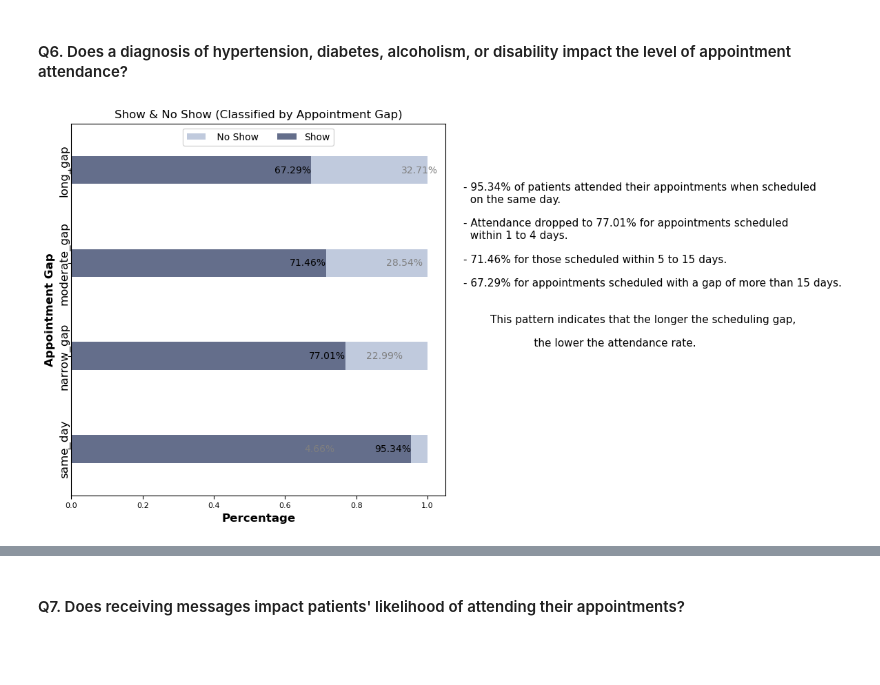
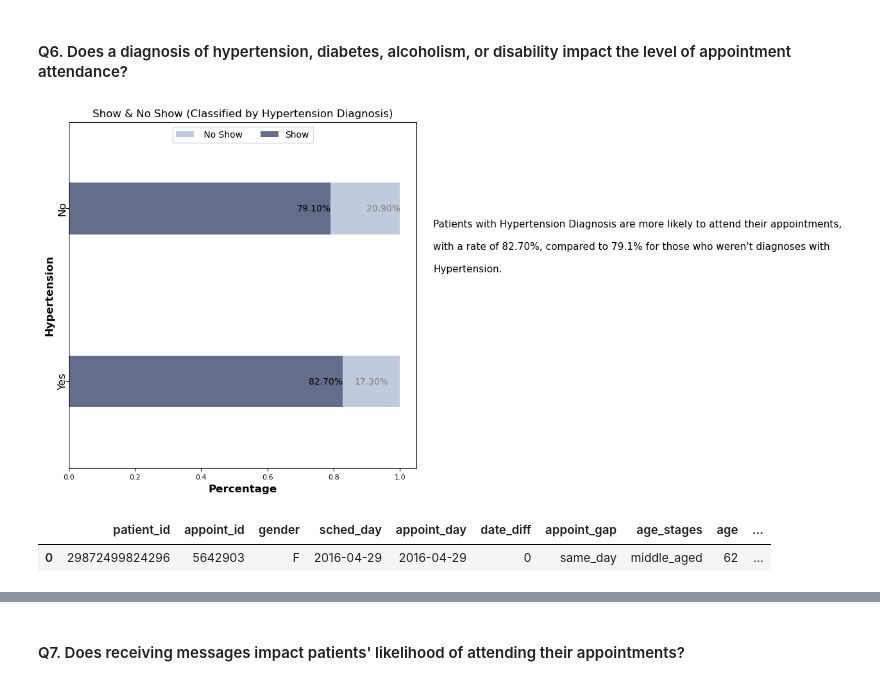
Before and after one commit to hend-a-ghafour/No-Show-Appointments, a Jupyter notebook: no_show_appointments.ipynb, the cells around one changed output, grey strips where cells are left out. Drawn from its saved outputs; the diff is of its cells as text; code cells hidden in the pictures; blank space fills up the shorter version.

Commit message:
Hypertension, diabetic, & Alcoholism

```diff
--- a/no_show_appointments.ipynb
+++ b/no_show_appointments.ipynb
@@ -1440,40 +1435,41 @@ plt.show();
 # %% [markdown]
 #### Q6. Does a diagnosis of hypertension, diabetes, alcoholism, or disability impact the level of appointment attendance?
 # %%
-appoint_count_a=df.groupby('appoint_gap').appoint_id.count().reset_index().rename(columns={'appoint_id':'num_appointments'})
-appoint_count_a['pct']=appoint_count_a.num_appointments/appoint_count_a.num_appointments
+# 1 - Hypertension (HTN):
+appoint_count_h=df.groupby('htn').appoint_id.count().reset_index().rename(columns={'appoint_id':'num_appointments'})
+appoint_count_h['pct']=appoint_count_h.num_appointments/appoint_count_h.num_appointments
 
-appoint_show_a= df.query('no_show == "No"').groupby('appoint_gap').appoint_id.count().reset_index().rename(columns={'appoint_id':'num_appointments'})
-appoint_show_a['pct']=appoint_show_a.num_appointments/appoint_count_a.num_appointments
+appoint_show_h= df.query('no_show == "No"').groupby('htn').appoint_id.count().reset_index().rename(columns={'appoint_id':'num_appointments'})
+appoint_show_h['pct']=appoint_show_h.num_appointments/appoint_count_h.num_appointments
 
 note = '''
-- 95.34% of patients attended their appointments when scheduled
-  on the same day.\n
-- Attendance dropped to 77.01% for appointments scheduled
-  within 1 to 4 days.\n
-- 71.46% for those scheduled within 5 to 15 days.\n
-- 67.29% for appointments scheduled with a gap of more than 15 days.\n\n
-        This pattern indicates that the longer the scheduling gap,\n
-                     the lower the attendance rate.'''
+Patients with Hypertension Diagnosis are more likely to attend their appointments,\n
+with a rate of 82.70%, compared to 79.1% for those who weren't diagnoses with \n
+Hypertension.'''
 
 plt.subplots(figsize = (7,7))
 
-sns.barplot(x=appoint_count_a.pct,y=appoint_show_a.appoint_gap.tolist() ,color='#bbc8e2',label=" No Show",width=.3)
-sns.barplot(x=appoint_show_a.pct,y=appoint_show_a.appoint_gap.tolist(),color = "#5e6b91", label= "Show",width=.3)
+sns.barplot(x=appoint_count_h.pct,y=['No','Yes'] ,color='#bbc8e2',label=" No Show",width=.3)
+sns.barplot(x=appoint_show_h.pct,y=['No','Yes'],color = "#5e6b91", label= "Show",width=.3)
 
-for i, v in enumerate(appoint_count_a.pct-appoint_show_a.pct):
-  plt.text(v+.65,i, f"{v:.2%}", ha='center', va='center',fontsize=10,color="#808080")
+for i, v in enumerate(appoint_count_h.pct-appoint_show_h.pct):
+  plt.text(v+.74,i, f"{v:.2%}", ha='center', va='center',fontsize=10,color="#808080")
 
-for i, v in enumerate(appoint_show_a.pct):
+for i, v in enumerate(appoint_show_h.pct):
   plt.text(v,i, f"{v:.2%}", ha='right', va='center',fontsize=10)
 
 plt.xticks(fontsize = 8)
 plt.xlabel('Percentage',fontsize = 12, weight = 'bold')
 plt.yticks(fontsize = 12, rotation = 90, ha='center',va='center')
-plt.ylabel('Appointment Gap',fontsize = 12,weight = 'bold')
-plt.title('Show & No Show (Classified by Appointment Gap)', fontsize =12)
+plt.ylabel('Hypertension',fontsize = 12,weight = 'bold')
+plt.title('Show & No Show (Classified by Hypertension Diagnosis)', fontsize =12)
 plt.legend(ncol=2,loc="upper center",fontsize = 10)
 plt.text(1.1,0,note,ha='left',va='top',fontsize = 11, weight = 'normal')
 plt.show();
 # %% [output]
-[figure, old version]
+[figure, new version]
+# %%
+df.head(1)
+# %% [output]
+|  | patient_id | appoint_id | gender | sched_day | appoint_day | date_diff | appoint_gap | age_stages | age | ... |
+| 0 | 29872499824296 | 5642903 | F | 2016-04-29 | 2016-04-29 | 0 | same_day | middle_aged | 62 | ... |
```
Also changed, not shown: parts of 3 cells of this notebook.
